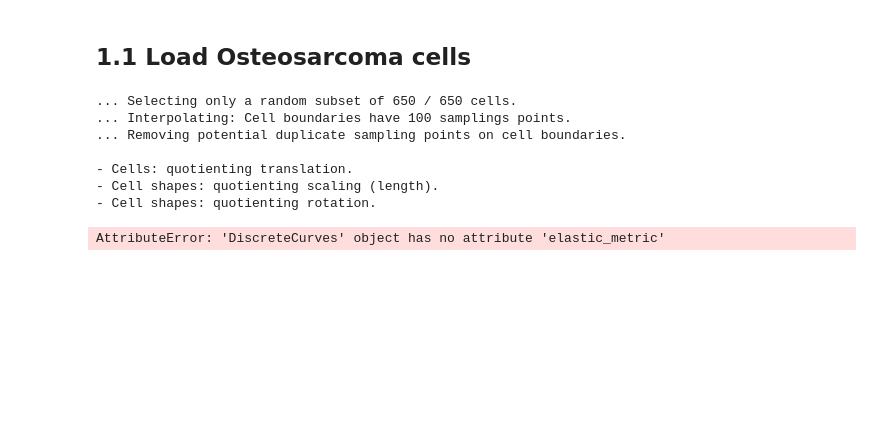
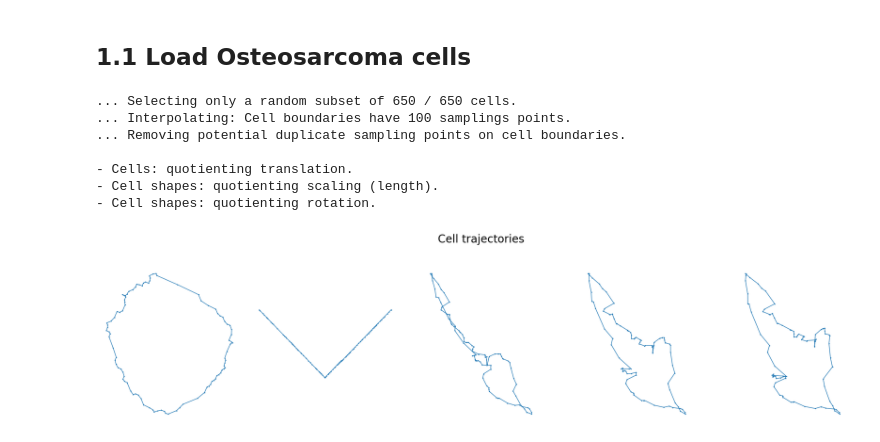
Before and after one commit to geometric-intelligence/dyn, a Jupyter notebook: dyn/notebooks/test_optimize_am_on_synthetic_cell_geodesic.ipynb, the cells around one changed output. Cells and saved outputs as stored; diff of their text form; code cells hidden in the pictures; blank space fills up the shorter version.

Commit message:
created synthetic geodesic between cells

```diff
--- a/dyn/notebooks/test_optimize_am_on_synthetic_cell_geodesic.ipynb
+++ b/dyn/notebooks/test_optimize_am_on_synthetic_cell_geodesic.ipynb
@@ -68,10 +36,40 @@ def plot_geodesic(initial_curve, end_curve, a=1, b=1):
 # %%
-cell_1 = cells[0]
-cell_2 = cells[120]
+import importlib
+importlib.reload(synthetic)
+
+# cell_1 = cell_shapes[0]
+# cell_2 = cell_shapes[12]
+
+# cell_1 = cell_shapes[0]
+# cell_2 = cell_shapes[10]
+
+cell_1 = cell_shapes[0]
+cell_2 = cell_shapes[15]
+
 
 a= 1
 b=0.5
+n_times = 5
+n_points=40
 
-synthetic.geodesic_between_curves(cell_1, cell_2, a, b, n_times=20, n_points=40)
+trajectory = synthetic.trajectory_between_curves(cell_1, cell_2, a, b, n_times, n_points)
-# %% [output]
-AttributeError: 'DiscreteCurves' object has no attribute 'elastic_metric'
+# %%
+n_traj = 1
+
+fig, axes = plt.subplots(
+    n_traj, n_times, figsize=(20, 5), #sharex=True, sharey=True
+)
+
+for i_time in range(n_times):
+    axes[i_time].plot(
+        trajectory[i_time][:, 0], trajectory[i_time][:, 1],
+        marker="o", markersize=1, linewidth=1
+    )
+    axes[i_time].axis('scaled')
+    axes[i_time].axis("off")
+#     axes[i_time].set_aspect("equal")
+
+fig.suptitle("Cell trajectories", fontsize=20, y=1.0)
+plt.tight_layout()
+# %% [output]
+[figure, added]
```
Also changed, not shown: parts of 2 cells of this notebook, 2 other files.
